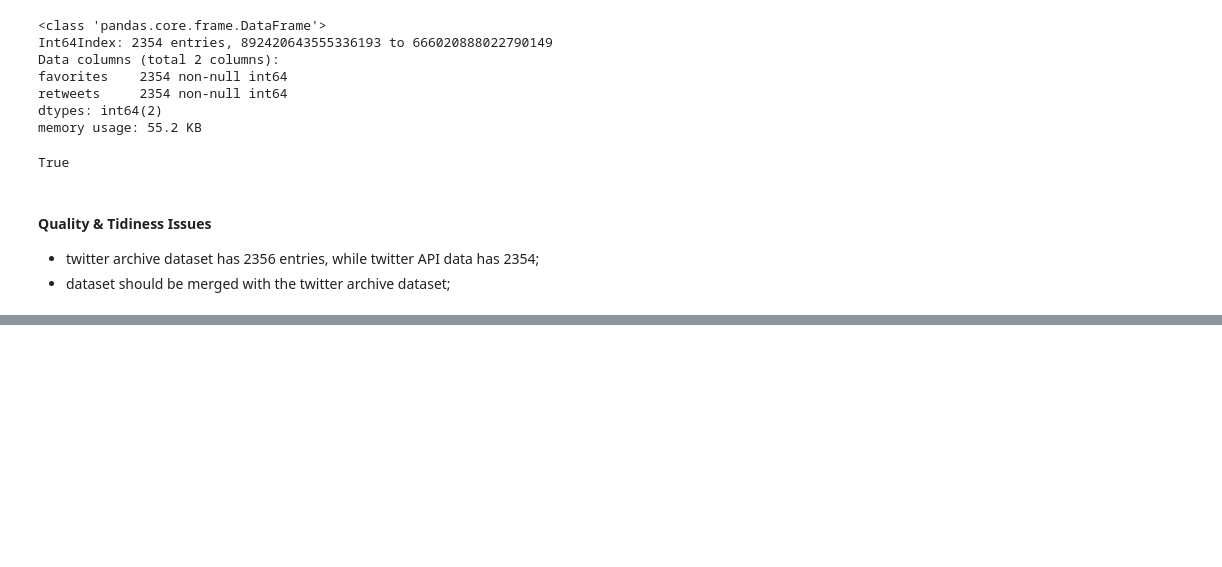
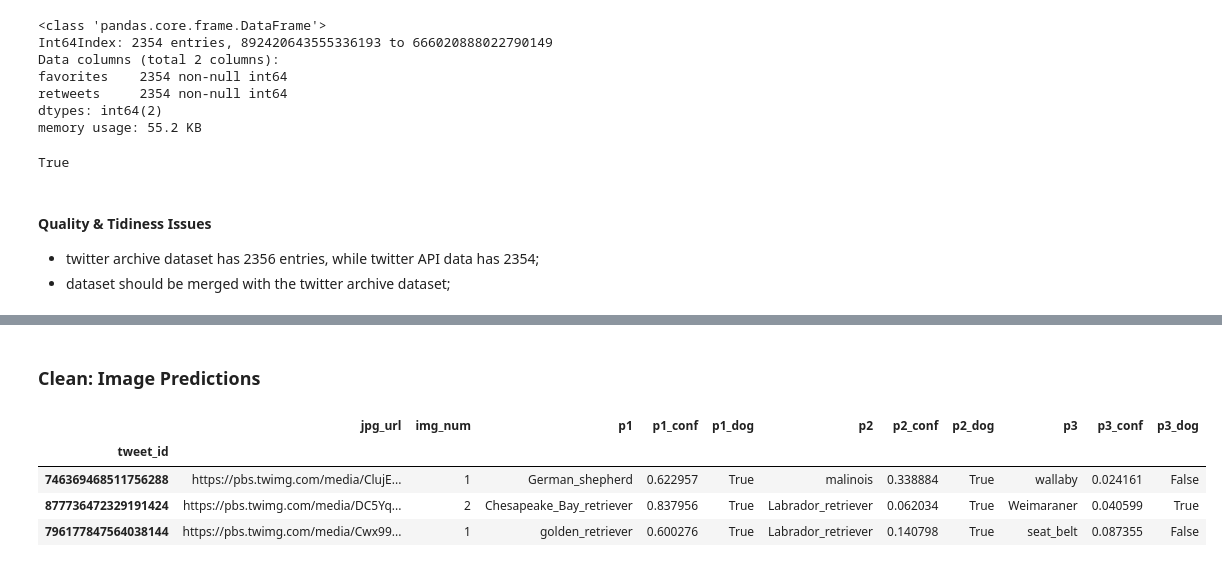
Before and after one commit to stembarb/DA--Wrangle-Analyze-WeRateDogs-Data, a Jupyter notebook: wrangle_act.ipynb, the cells around one changed output, grey strips where cells are left out. Saved outputs shown, nothing was run; the diff lists cells and outputs as text; code cells hidden in the pictures; blank space fills up the shorter version.

Commit message:
feat: Clean Image Predictions and Twitter API Data

```diff
--- a/wrangle_act.ipynb
+++ b/wrangle_act.ipynb
@@ -467,0 +535,14 @@ twitter_arch.sample(3)
+# %% [markdown]
+### Clean: Image Predictions
+# %%
+# create a copy of dataset
+image_pred_clean = image_pred.copy()
+# %%
+# display sample of data
+image_pred_clean.sample(3)
+# %% [output]
+|  | jpg_url | img_num | p1 | p1_conf | p1_dog | p2 | p2_conf | p2_dog | p3 | p3_conf | p3_dog |
+| tweet_id |  |  |  |  |  |  |  |  |  |  |  |
+| 746369468511756288 | https://pbs.twimg.com/media/ClujE... | 1 | German_shepherd | 0.622957 | True | malinois | 0.338884 | True | wallaby | 0.024161 | False |
+| 877736472329191424 | https://pbs.twimg.com/media/DC5Yq... | 2 | Chesapeake_Bay_retriever | 0.837956 | True | Labrador_retriever | 0.062034 | True | Weimaraner | 0.040599 | True |
+| 796177847564038144 | https://pbs.twimg.com/media/Cwx99... | 1 | golden_retriever | 0.600276 | True | Labrador_retriever | 0.140798 | True | seat_belt | 0.087355 | False |
```
Also changed, not shown: parts of 30 cells of this notebook.
